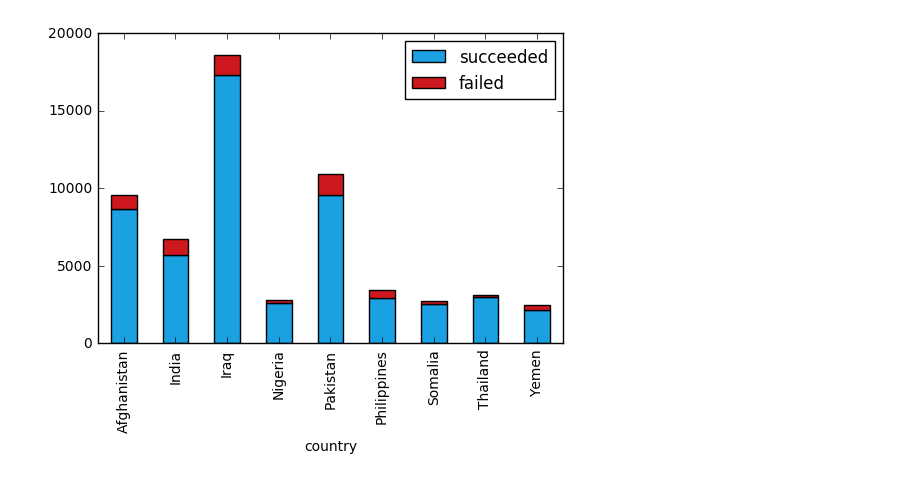
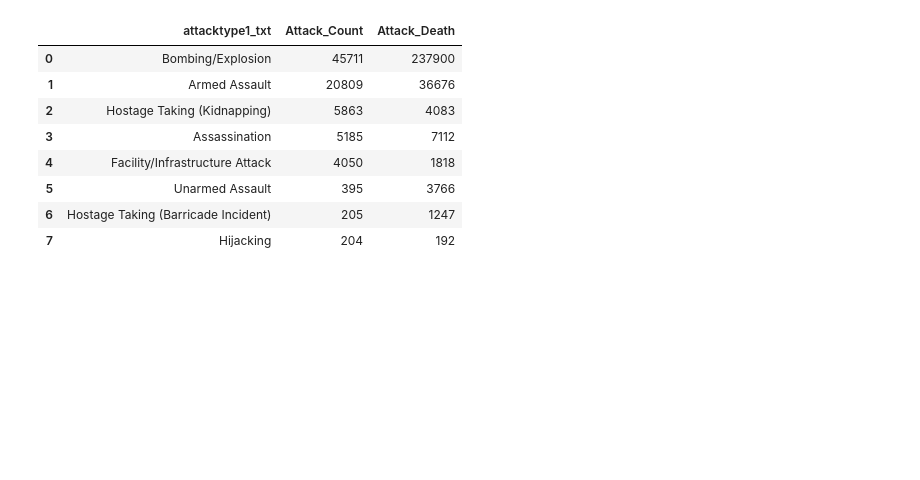
Before and after one commit to prashantvikramsingh/Data-Analysis-using-Python, a Jupyter notebook: final/analysis/ana_3.ipynb, the cells around one changed output. Cells and saved outputs as stored; diff of their text form; code cells hidden in the pictures; blank space fills up the shorter version.

```diff
--- a/final/analysis/ana_3.ipynb
+++ b/final/analysis/ana_3.ipynb
@@ -62,18 +28,25 @@ plt.savefig('ana_3\\successVSfail.png', bbox_inches='tight')
-# %%
-# Creating a dataframe to store the count of successful terror attacks countrywise
-count_by_country = ana_3_data[ana_3_data.success == 1].groupby('country').count()['date']
-
-# Creating a dataframe to store countries where terror attack count is greater than 500
-filtered_attack = pd.DataFrame(index=count_by_country[count_by_country > 500].index.unique())
-
-# Creating two columns in above dataframe to store succeeded and failed terror attack count countrywise
-filtered_attack["succeeded"] = ana_3_data[ana_3_data.success == 1].groupby('country')['date'].count().fillna(0)
-filtered_attack["failed"] = ana_3_data[ana_3_data.success != 1].groupby('country')['date'].count().fillna(0).sort_values(0,ascending=False)
-
-# Creating stacked bar plot to display countryname and number of failed and succeeded terror attacks
-filtered_attack[(filtered_attack.failed > 0) & ((filtered_attack.succeeded + filtered_attack.failed) > 2000)].plot(kind='bar', stacked=True, color = ['#1ba1e2', '#cc181e'])
-
-# Saving the plot in png format
-plt.savefig('ana_3\\successVSfail_country.png', bbox_inches='tight')
-# %% [output]
-[figure, removed]
+# %%
+# Replacing NAN with 0 in wound column
+ana_4_data['nwound'] = ana_4_data['nwound'].fillna(0).astype(int)
+# Creating a dataframe by selecting three columns from the main dataframe
+sample_DF = ana_4_data[['attacktype1_txt', 'nwound', 'gname']]
+
+# Creating a dataset containing attack count based on type of attack
+attack_count = sample_DF[sample_DF.attacktype1_txt != 'Unknown'].groupby(['attacktype1_txt']).size().sort_values(ascending = False).to_frame(name = 'Attack_Count').reset_index()
+# Creating a dataset containing attack deaths based on type of attack
+attack_death = sample_DF[sample_DF.attacktype1_txt != 'Unknown'].groupby(['attacktype1_txt'])['nwound'].sum().sort_values(ascending = False).to_frame(name = 'Attack_Death').astype(int).reset_index()
+
+# Merging the above two datasets based on type of attack
+attack_data = pd.merge(attack_count, attack_death, on = 'attacktype1_txt', how = 'inner')
+
+attack_data
+# %% [output]
+|  | attacktype1_txt | Attack_Count | Attack_Death |
+| 0 | Bombing/Explosion | 45711 | 237900 |
+| 1 | Armed Assault | 20809 | 36676 |
+| 2 | Hostage Taking (Kidnapping) | 5863 | 4083 |
+| 3 | Assassination | 5185 | 7112 |
+| 4 | Facility/Infrastructure Attack | 4050 | 1818 |
+| 5 | Unarmed Assault | 395 | 3766 |
+| 6 | Hostage Taking (Barricade Incident) | 205 | 1247 |
+| 7 | Hijacking | 204 | 192 |
```
Also changed, not shown: parts of 9 cells of this notebook, 10 other files.
